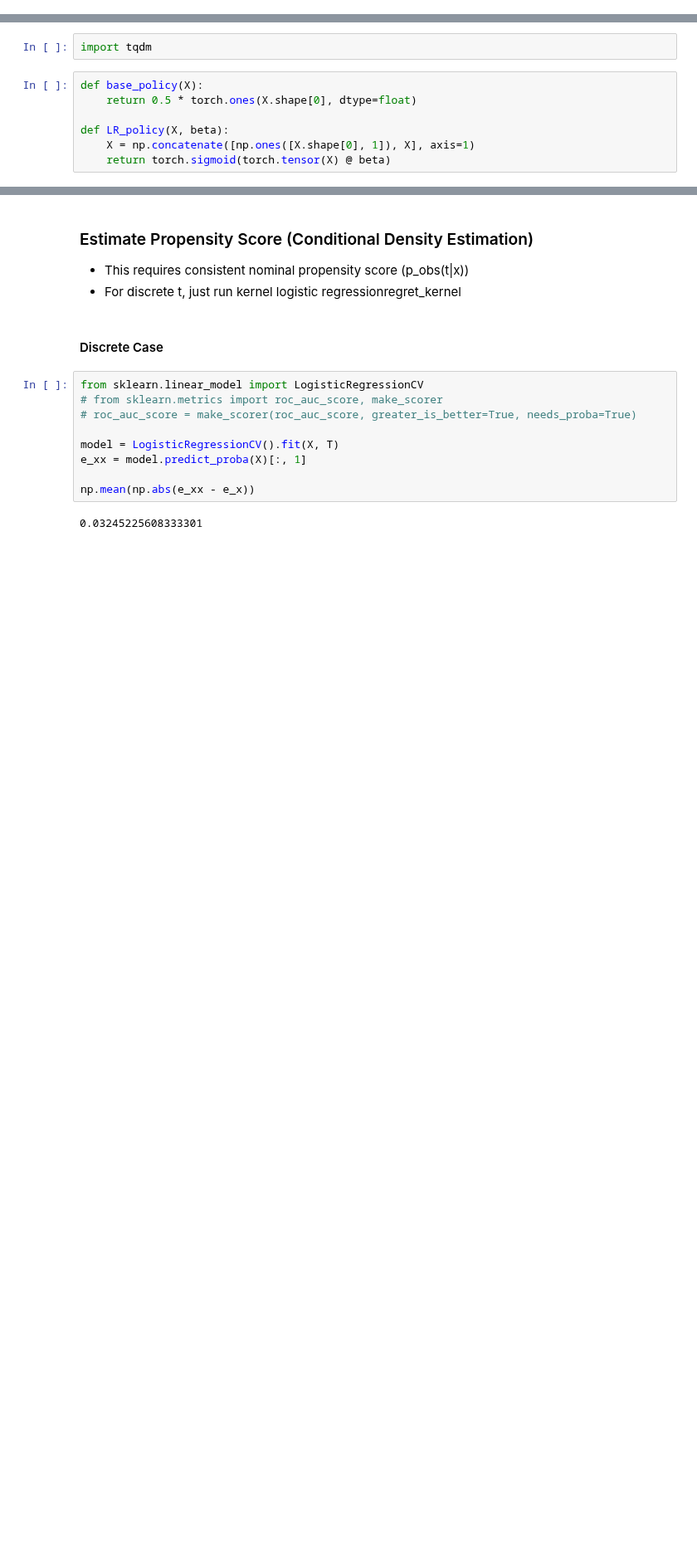
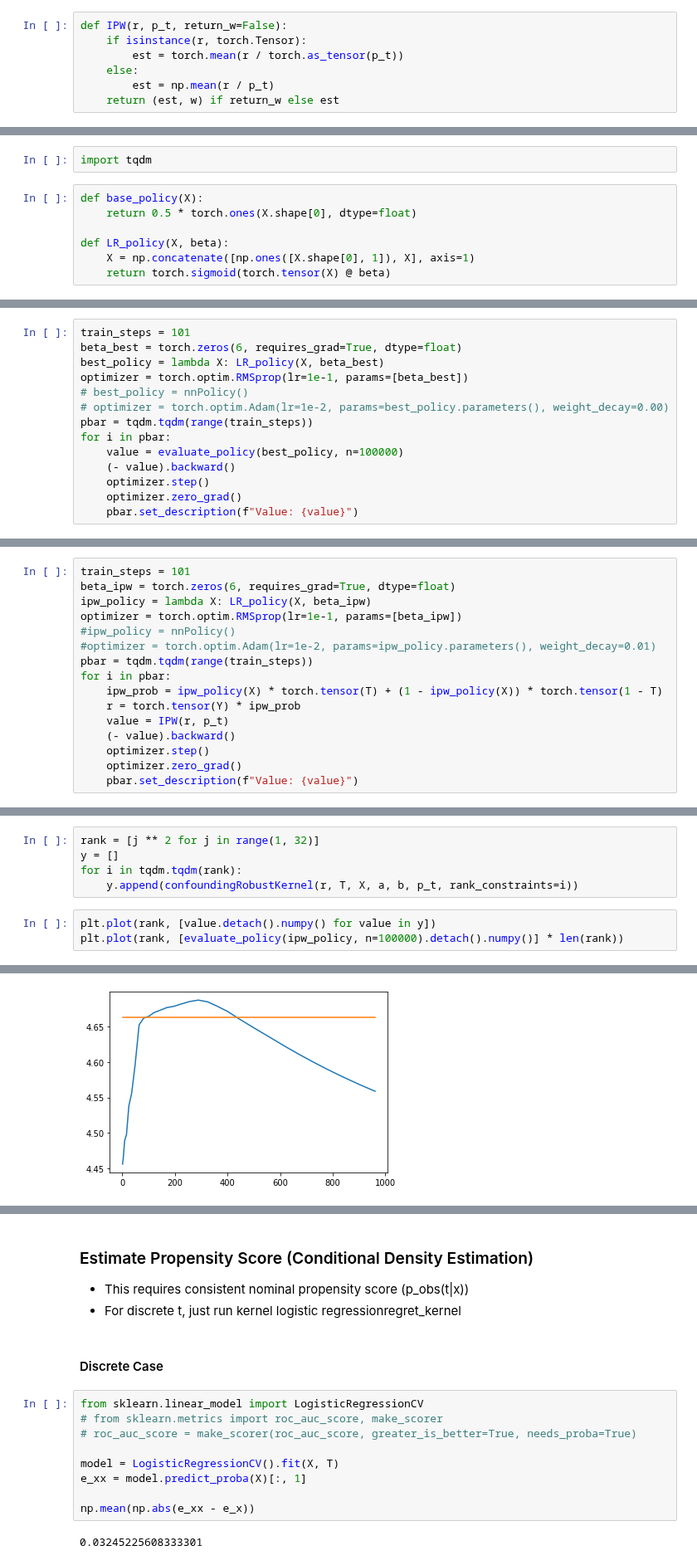
Before and after one commit to kstoneriv3/confounding-robust-inference, a Jupyter notebook: notebooks/Kernelized Confounding Robust Poilcy Improvement.ipynb, the cells around one changed output, grey strips where cells are left out. Shown at 83% size. Saved outputs shown, nothing was run; the diff lists cells and outputs as text; blank space fills up the shorter version.

```diff
--- a/notebooks/Kernelized Confounding Robust Poilcy Improvement.ipynb
+++ b/notebooks/Kernelized Confounding Robust Poilcy Improvement.ipynb
@@ -129,0 +126,7 @@ est_ipw = np.mean(policy_prob / p_t * Y)
+# %%
+def IPW(r, p_t, return_w=False):
+    if isinstance(r, torch.Tensor):
+        est = torch.mean(r / torch.as_tensor(p_t))
+    else:
+        est = np.mean(r / p_t)
+    return (est, w) if return_w else est
@@ -351,0 +354,14 @@ evaluate_policy(lambda X: LR_policy(X, beta_hajek).detach().numpy(), n=100000)
+# %%
+train_steps = 101
+beta_best = torch.zeros(6, requires_grad=True, dtype=float)
+best_policy = lambda X: LR_policy(X, beta_best)
+optimizer = torch.optim.RMSprop(lr=1e-1, params=[beta_best])
+# best_policy = nnPolicy()
+# optimizer = torch.optim.Adam(lr=1e-2, params=best_policy.parameters(), weight_decay=0.00)
+pbar = tqdm.tqdm(range(train_steps))
+for i in pbar:
+    value = evaluate_policy(best_policy, n=100000)
+    (- value).backward()
+    optimizer.step()
+    optimizer.zero_grad()
+    pbar.set_description(f"Value: {value}")
@@ -351,0 +370,16 @@ evaluate_policy(lambda X: LR_policy(X, beta_hajek).detach().numpy(), n=100000)
+# %%
+train_steps = 101
+beta_ipw = torch.zeros(6, requires_grad=True, dtype=float)
+ipw_policy = lambda X: LR_policy(X, beta_ipw)
+optimizer = torch.optim.RMSprop(lr=1e-1, params=[beta_ipw])
+#ipw_policy = nnPolicy()
+#optimizer = torch.optim.Adam(lr=1e-2, params=ipw_policy.parameters(), weight_decay=0.01)
+pbar = tqdm.tqdm(range(train_steps))
+for i in pbar:
+    ipw_prob = ipw_policy(X) * torch.tensor(T) + (1 - ipw_policy(X)) * torch.tensor(1 - T)
+    r = torch.tensor(Y) * ipw_prob
+    value = IPW(r, p_t)
+    (- value).backward()
+    optimizer.step()
+    optimizer.zero_grad()
+    pbar.set_description(f"Value: {value}")
@@ -351,0 +400,9 @@ evaluate_policy(lambda X: LR_policy(X, beta_hajek).detach().numpy(), n=100000)
+# %%
+rank = [j ** 2 for j in range(1, 32)]
+y = []
+for i in tqdm.tqdm(rank):
+    y.append(confoundingRobustKernel(r, T, X, a, b, p_t, rank_constraints=i))
+# %%
+plt.plot(rank, [value.detach().numpy() for value in y])
+plt.plot(rank, [evaluate_policy(ipw_policy, n=100000).detach().numpy()] * len(rank))
+# %% [output]
@@ -351,0 +410 @@ evaluate_policy(lambda X: LR_policy(X, beta_hajek).detach().numpy(), n=100000)
+[figure, added]
```
Also changed, not shown: parts of 44 cells of this notebook.
